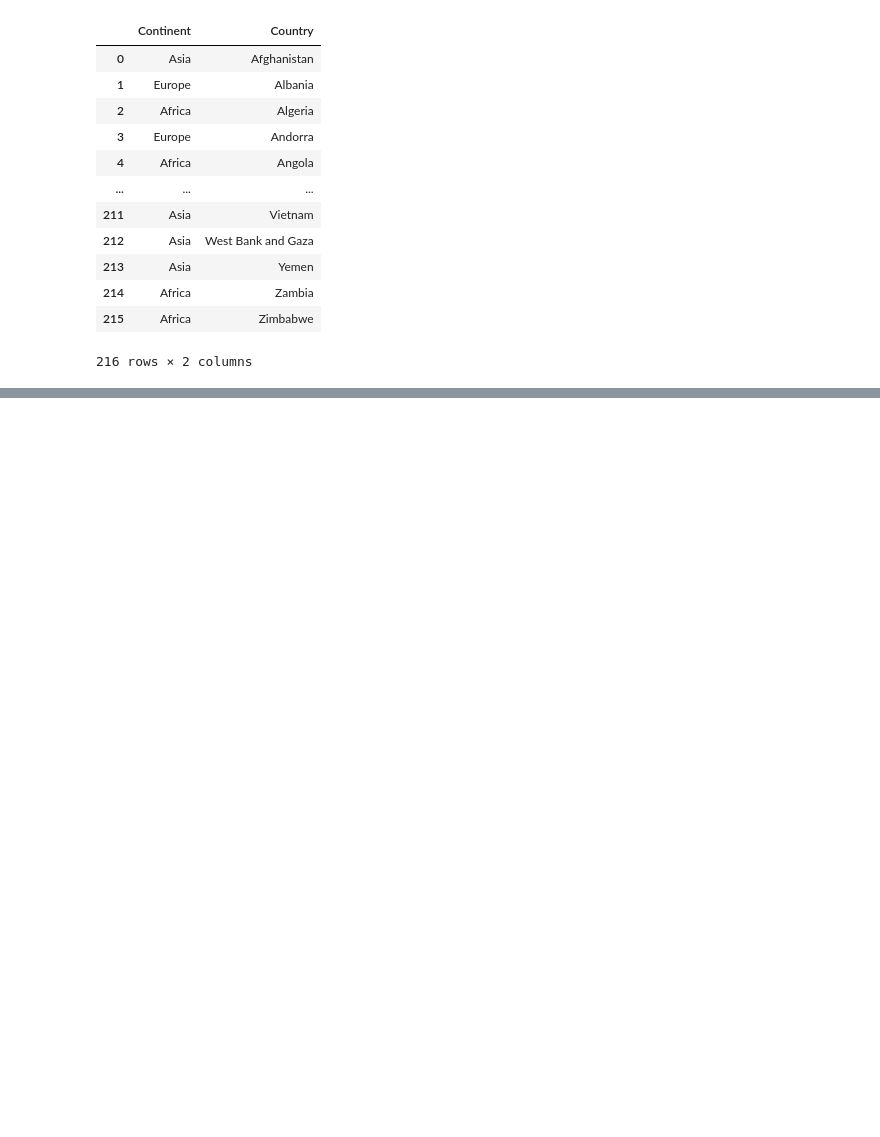
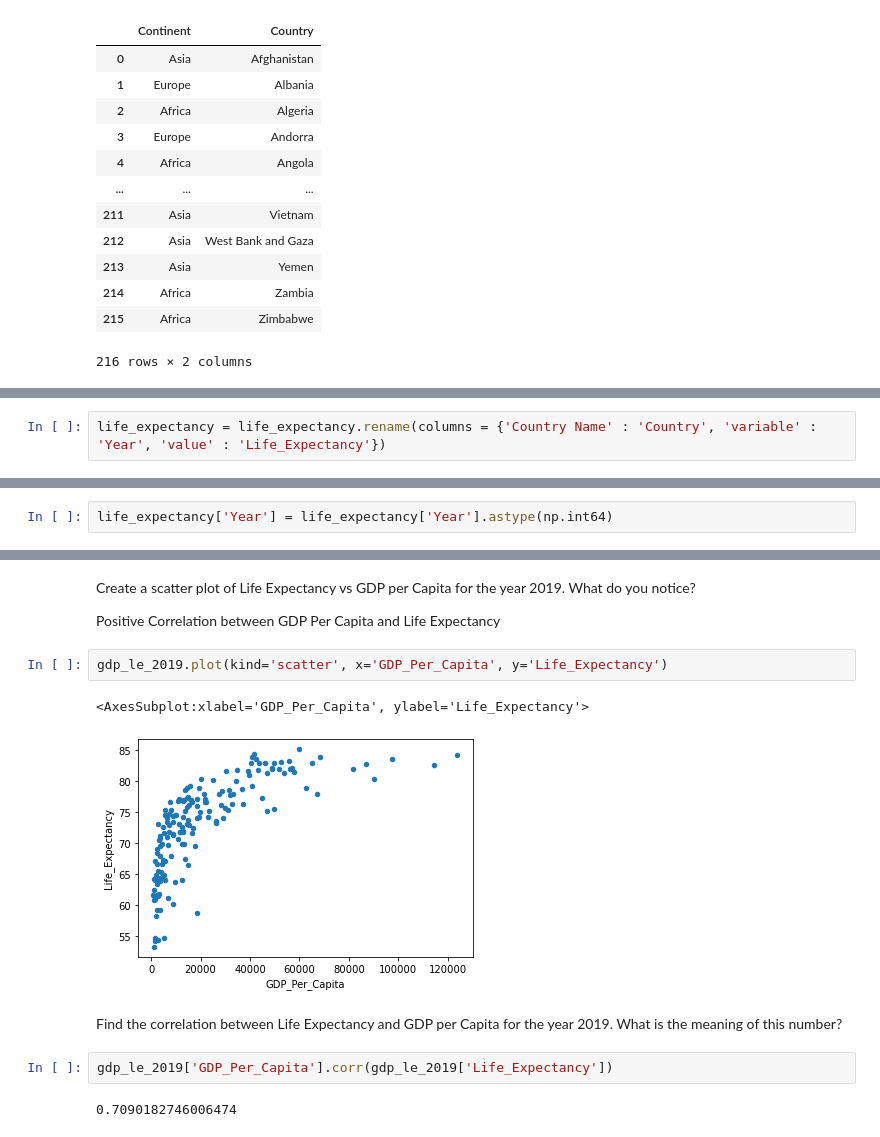
Before and after one commit to nss-data-science-cohort-6/un_data_question-Garrett-Holland, a Jupyter notebook: notebook/UN_Data_Exploration.ipynb, the cells around one changed output, grey strips where cells are left out. Cells and saved outputs as stored; diff of their text form; blank space fills up the shorter version.

```diff
--- a/notebook/UN_Data_Exploration.ipynb
+++ b/notebook/UN_Data_Exploration.ipynb
@@ -265,0 +334,2 @@ continents
+# %%
+life_expectancy = life_expectancy.rename(columns = {'Country Name' : 'Country', 'variable' : 'Year', 'value' : 'Life_Expectancy'})
@@ -265,0 +372,2 @@ continents
+# %%
+life_expectancy['Year'] = life_expectancy['Year'].astype(np.int64)
@@ -265,0 +454,15 @@ continents
+# %% [markdown]
+Create a scatter plot of Life Expectancy vs GDP per Capita for the year 2019. What do you notice?
+
+Positive Correlation between GDP Per Capita and Life Expectancy
+# %%
+gdp_le_2019.plot(kind='scatter', x='GDP_Per_Capita', y='Life_Expectancy')
+# %% [output]
+<AxesSubplot:xlabel='GDP_Per_Capita', ylabel='Life_Expectancy'>
+[figure, added]
+# %% [markdown]
+Find the correlation between Life Expectancy and GDP per Capita for the year 2019. What is the meaning of this number?
+# %%
+gdp_le_2019['GDP_Per_Capita'].corr(gdp_le_2019['Life_Expectancy'])
+# %% [output]
+0.7090182746006474
```
Also changed, not shown: parts of 33 cells of this notebook, 1 other file.
